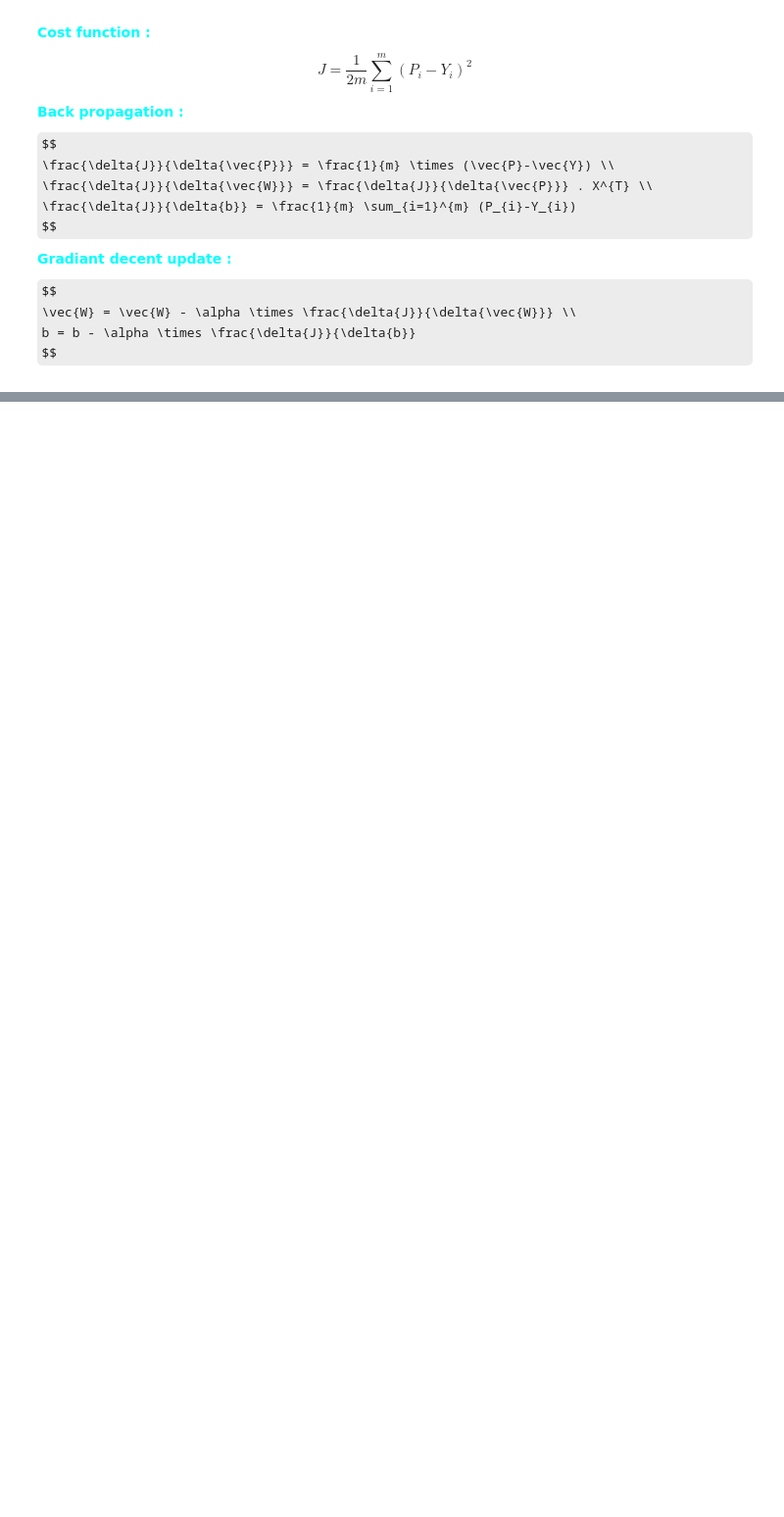
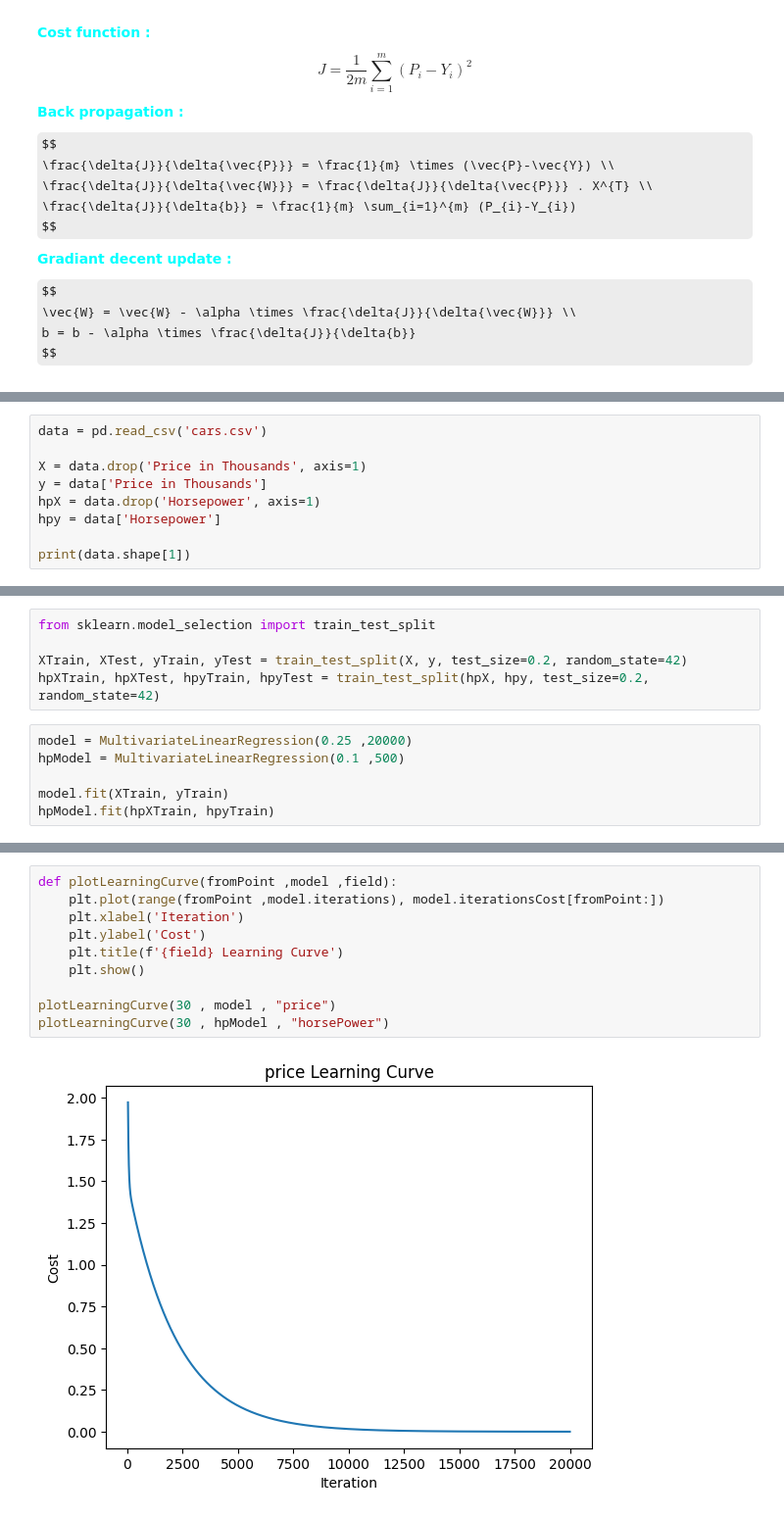
Before and after one commit to SoheilHajianManesh/Data-Sciense-Course-Projects, a Jupyter notebook: CA5/CA5.ipynb, the cells around one changed output, grey strips where cells are left out. Shown at 98% size. Drawn from its saved outputs; the diff is of its cells as text; some formulas as TeX source; blank space fills up the shorter version.

```diff
--- a/CA5/CA5.ipynb
+++ b/CA5/CA5.ipynb
@@ -450,0 +467,9 @@ class MultivariateLinearRegression:
+# %%
+data = pd.read_csv('cars.csv')
+
+X = data.drop('Price in Thousands', axis=1)
+y = data['Price in Thousands']
+hpX = data.drop('Horsepower', axis=1)
+hpy = data['Horsepower']
+
+print(data.shape[1])
@@ -450,0 +478,11 @@ class MultivariateLinearRegression:
+# %%
+from sklearn.model_selection import train_test_split
+
+XTrain, XTest, yTrain, yTest = train_test_split(X, y, test_size=0.2, random_state=42)
+hpXTrain, hpXTest, hpyTrain, hpyTest = train_test_split(hpX, hpy, test_size=0.2, random_state=42)
+# %%
+model = MultivariateLinearRegression(0.25 ,20000)
+hpModel = MultivariateLinearRegression(0.1 ,500)
+
+model.fit(XTrain, yTrain)
+hpModel.fit(hpXTrain, hpyTrain)
@@ -450,0 +602,12 @@ class MultivariateLinearRegression:
+# %%
+def plotLearningCurve(fromPoint ,model ,field):
+    plt.plot(range(fromPoint ,model.iterations), model.iterationsCost[fromPoint:])
+    plt.xlabel('Iteration')
+    plt.ylabel('Cost')
+    plt.title(f'{field} Learning Curve')
+    plt.show()
+
+plotLearningCurve(30 , model , "price")
+plotLearningCurve(30 , hpModel , "horsePower")
+# %% [output]
+[figure, added]
```
Also changed, not shown: parts of 8 cells of this notebook.
